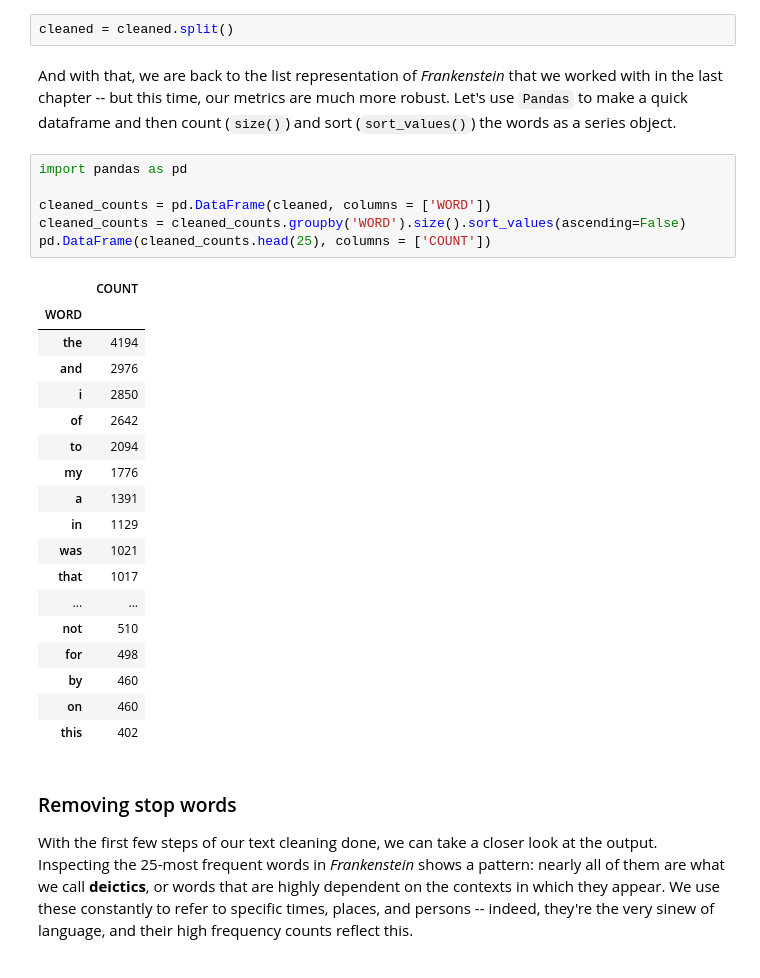
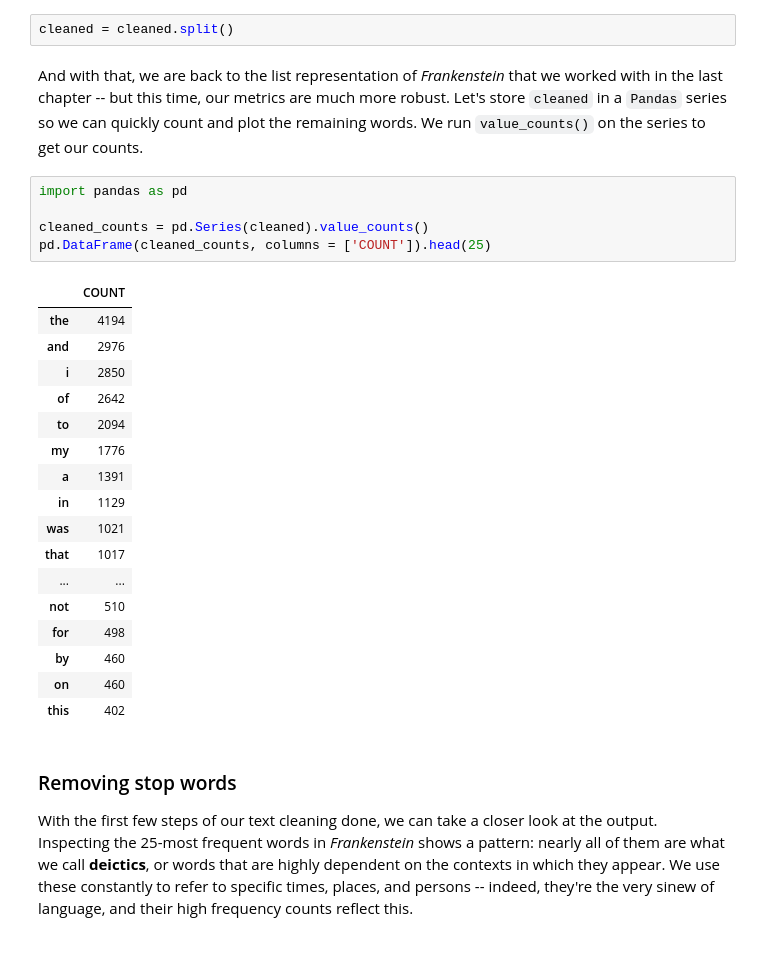
Before and after one commit to ucdavisdatalab/workshop_getting_started_with_textual_data, a Jupyter notebook: 02_cleaning-and-counting.ipynb, the cells around one changed output. Drawn from its saved outputs; the diff is of its cells as text.

```diff
--- a/02_cleaning-and-counting.ipynb
+++ b/02_cleaning-and-counting.ipynb
@@ -244,17 +244,15 @@ text as before will also take care of this step.
 cleaned = cleaned.split()
 # %% [markdown]
 And with that, we are back to the list representation of _Frankenstein_ that we worked with in the last chapter --
-but this time, our metrics are much more robust. Let's use `Pandas` to make a quick dataframe and then count
-(`size()`) and sort (`sort_values()`) the words as a series object.
+but this time, our metrics are much more robust. Let's store `cleaned` in a `Pandas` series so we can quickly
+count and plot the remaining words. We run `value_counts()` on the series to get our counts.
 # %%
 import pandas as pd
 
-cleaned_counts = pd.DataFrame(cleaned, columns = ['WORD'])
-cleaned_counts = cleaned_counts.groupby('WORD').size().sort_values(ascending=False)
-pd.DataFrame(cleaned_counts.head(25), columns = ['COUNT'])
+cleaned_counts = pd.Series(cleaned).value_counts()
+pd.DataFrame(cleaned_counts, columns = ['COUNT']).head(25)
 # %% [output]
 |  | COUNT |
-| WORD |  |
 | the | 4194 |
 | and | 2976 |
 | i | 2850 |
```
Also changed, not shown: parts of 11 cells of this notebook, 1 other file.
